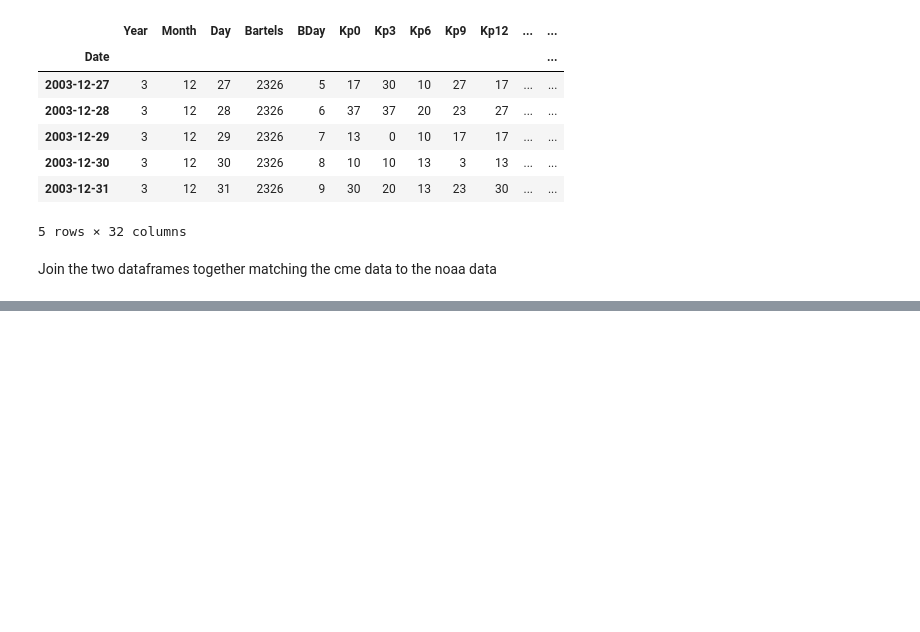
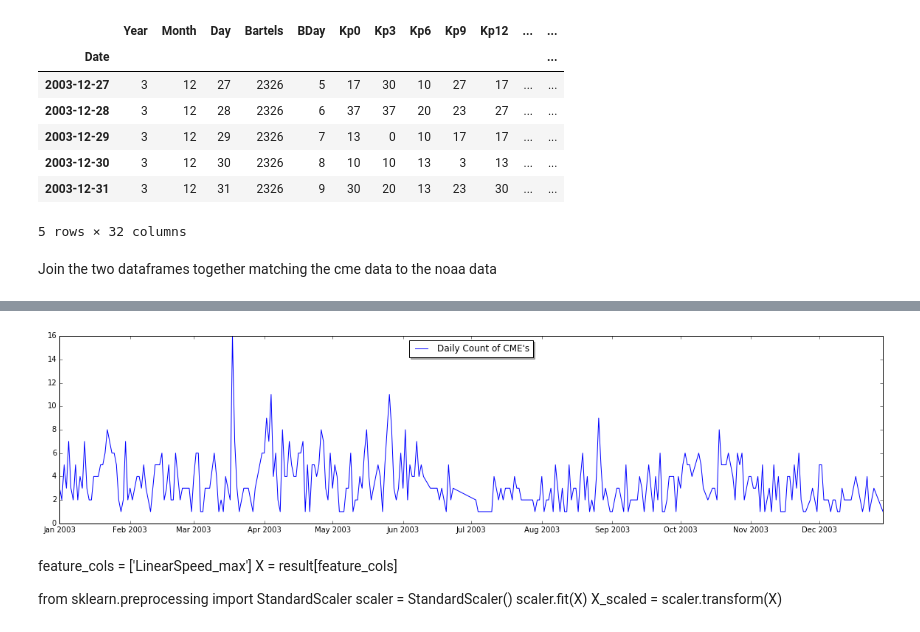
Before and after one commit to wayneheller/GA-Student-Project, a Jupyter notebook: ipythonscripts/Intial_Analysis_Cp_and_CME.ipynb, the cells around one changed output, grey strips where cells are left out. Drawn from its saved outputs; the diff is of its cells as text; code cells hidden in the pictures; blank space fills up the shorter version.

```diff
--- a/ipythonscripts/Intial_Analysis_Cp_and_CME.ipynb
+++ b/ipythonscripts/Intial_Analysis_Cp_and_CME.ipynb
@@ -125,0 +155,20 @@ sns.pairplot(result, y_vars=feature_cols, x_vars='LinearSpeed_max', kind='reg')
+# %%
+plt.figure(figsize=(20,10))
+plt.subplot(211)
+plt.plot(result.index, result['CME_daily_count'], Label="Daily Count of CME's")
+legend = plt.legend(loc='upper center', shadow=True, fontsize='large')
+
+
+
+plt.show()
+# %% [output]
+[figure, added]
+# %% [markdown]
+feature_cols = ['LinearSpeed_max']
+X = result[feature_cols]
+
+
+from sklearn.preprocessing import StandardScaler
+scaler = StandardScaler()
+scaler.fit(X)
+X_scaled = scaler.transform(X)
```
Also changed, not shown: parts of 13 cells of this notebook, 2 other files.
